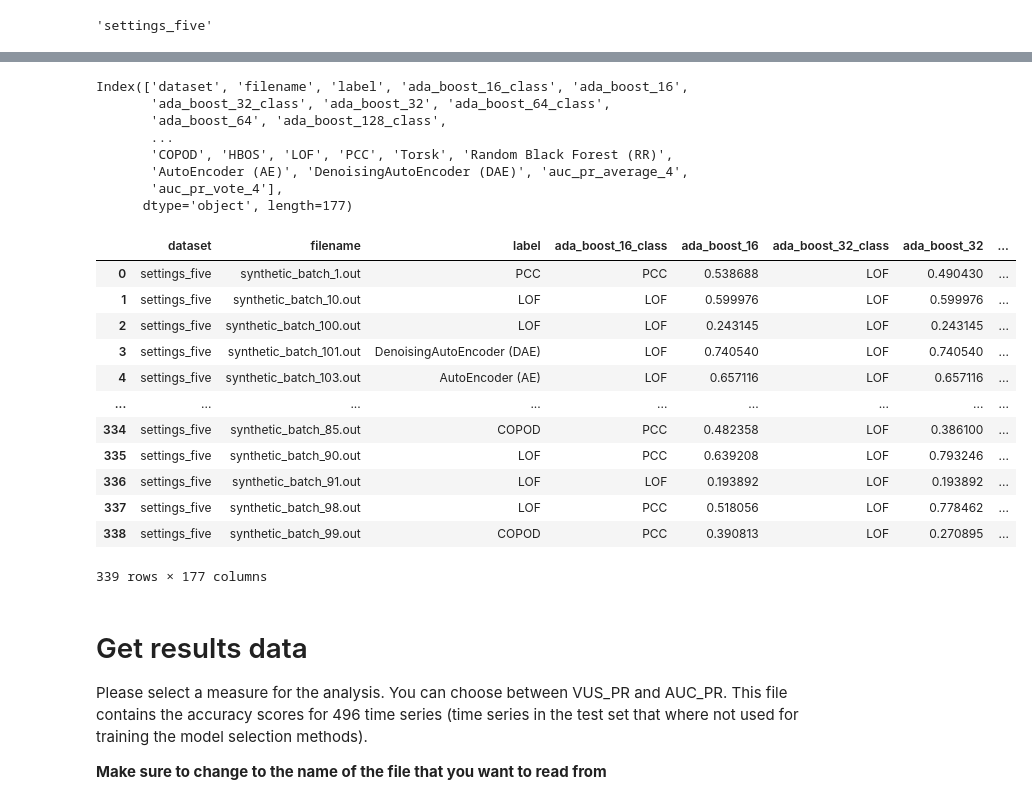
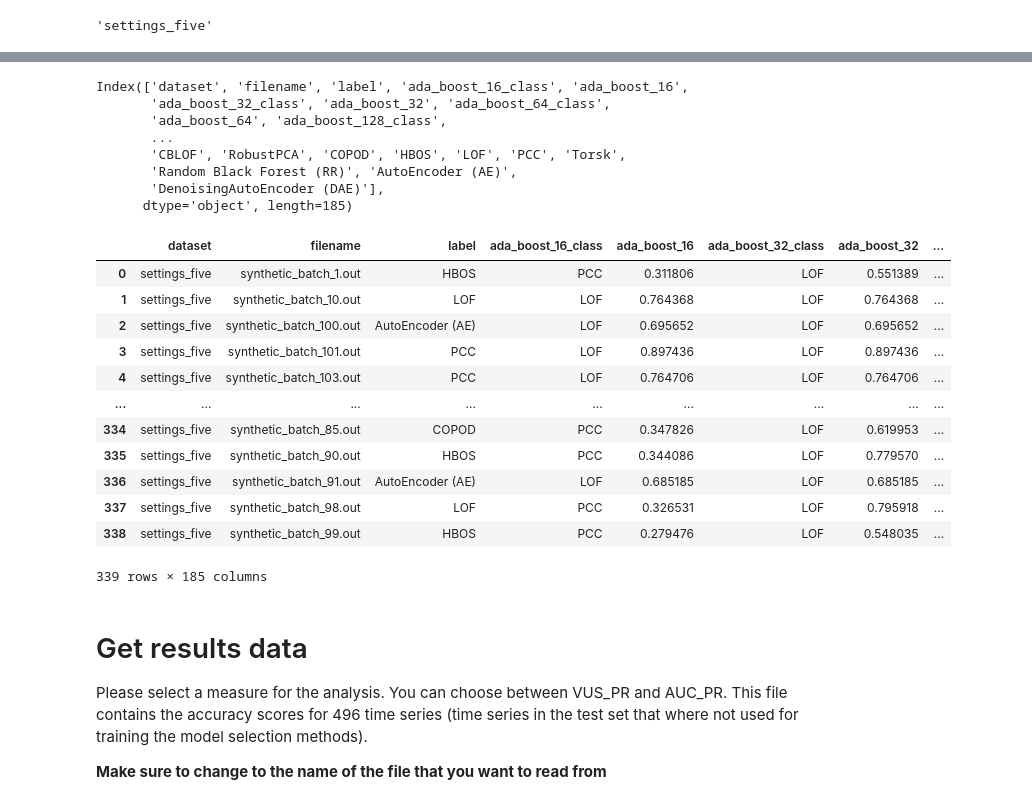
Before and after one commit to doanthihoaithu/MSAD, a Jupyter notebook: experiments/accuracy_analysis/accuracy_evaluation_mts.ipynb, the cells around one changed output, grey strips where cells are left out. Cells and saved outputs as stored; diff of their text form; code cells hidden in the pictures.

```diff
--- a/experiments/accuracy_analysis/accuracy_evaluation_mts.ipynb
+++ b/experiments/accuracy_analysis/accuracy_evaluation_mts.ipynb
@@ -86,6 +58,6 @@ df_vote
 # %%
 # Replace this value with "AUC_PR" or "VUS_PR" to obtain the corresponding results
-measure_name = 'VUS_PR'
+measure_name = 'INTERPRETABILITY_HIT_2_SCORE'
 
 # ['INTERPRETABILITY_HIT_2_SCORE', 'INTERPRETABILITY_LOG_SCORE']
 
@@ -93,8 +65,8 @@ measure_name = 'VUS_PR'
 # figure_path = 'dummy/path/{}.svg'
 
 df = pd.read_csv(f'../../results_mts/merged_scores/{current_dataset}/current_accuracy_{measure_name}.csv')
-df = pd.merge(df, df_average, on=['dataset', 'filename'], how='left')
-df = pd.merge(df, df_vote, on=['dataset', 'filename'], how='left')
+# df = pd.merge(df, df_average, on=['dataset', 'filename'], how='left')
+# df = pd.merge(df, df_vote, on=['dataset', 'filename'], how='left')
 score_columns = [c for c in df.columns if c.endswith('_score')]
 new_columns = {c: c[:-6] for c in score_columns}
 # print(new_columns)
@@ -134,49 +106,49 @@ methods_feature = [
 
 old_methods = ['CBLOF', 'RobustPCA', 'COPOD', 'HBOS', 'LOF', 'PCC', 'AutoEncoder (AE)', 'DenoisingAutoEncoder (DAE)', 'Torsk', 'Random Black Forest (RR)']
 
 Base_methods = ['Avg Ens','Oracle']
 
 # all_length = [16, 32, 64, 128, 256, 512, 768, 1024]
 all_length = config.supported_window_sizes
 
 all_methods_ens = [meth.format(length) for meth in methods_conv for length in all_length]
 all_methods_ens += [meth.format(length) for meth in methods_sit for length in all_length]
 all_methods_ens += [meth.format(length) for meth in methods_ts for length in all_length]
 all_methods_ens += [meth.format(length) for meth in methods_feature for length in all_length]
 all_methods_ens += combined_detector_methods
 
 # Keep only the methods that exist in the results you read
 all_methods = old_methods + Base_methods + all_methods_ens
 all_methods = [x for x in all_methods if x in df.columns]
 
 # Create a list of all different classes of methods
 split = [x.rsplit('_', 1)[0] for x in all_methods]
 used = set()
 all_methods_class = [x for x in split if x not in used and (used.add(x) or True)]
 
 df
 # %% [output]
 Index(['dataset', 'filename', 'label', 'ada_boost_16_class', 'ada_boost_16',
        'ada_boost_32_class', 'ada_boost_32', 'ada_boost_64_class',
        'ada_boost_64', 'ada_boost_128_class',
        ...
-       'COPOD', 'HBOS', 'LOF', 'PCC', 'Torsk', 'Random Black Forest (RR)',
-       'AutoEncoder (AE)', 'DenoisingAutoEncoder (DAE)', 'auc_pr_average_4',
-       'auc_pr_vote_4'],
-      dtype='object', length=177)
+       'CBLOF', 'RobustPCA', 'COPOD', 'HBOS', 'LOF', 'PCC', 'Torsk',
+       'Random Black Forest (RR)', 'AutoEncoder (AE)',
+       'DenoisingAutoEncoder (DAE)'],
+      dtype='object', length=185)
 |  | dataset | filename | label | ada_boost_16_class | ada_boost_16 | ada_boost_32_class | ada_boost_32 | ... |
-| 0 | settings_five | synthetic_batch_1.out | PCC | PCC | 0.538688 | LOF | 0.490430 | ... |
-| 1 | settings_five | synthetic_batch_10.out | LOF | LOF | 0.599976 | LOF | 0.599976 | ... |
-| 2 | settings_five | synthetic_batch_100.out | LOF | LOF | 0.243145 | LOF | 0.243145 | ... |
-| 3 | settings_five | synthetic_batch_101.out | DenoisingAutoEncoder (DAE) | LOF | 0.740540 | LOF | 0.740540 | ... |
-| 4 | settings_five | synthetic_batch_103.out | AutoEncoder (AE) | LOF | 0.657116 | LOF | 0.657116 | ... |
+| 0 | settings_five | synthetic_batch_1.out | HBOS | PCC | 0.311806 | LOF | 0.551389 | ... |
+| 1 | settings_five | synthetic_batch_10.out | LOF | LOF | 0.764368 | LOF | 0.764368 | ... |
+| 2 | settings_five | synthetic_batch_100.out | AutoEncoder (AE) | LOF | 0.695652 | LOF | 0.695652 | ... |
+| 3 | settings_five | synthetic_batch_101.out | PCC | LOF | 0.897436 | LOF | 0.897436 | ... |
+| 4 | settings_five | synthetic_batch_103.out | PCC | LOF | 0.764706 | LOF | 0.764706 | ... |
 | ... | ... | ... | ... | ... | ... | ... | ... | ... |
-| 334 | settings_five | synthetic_batch_85.out | COPOD | PCC | 0.482358 | LOF | 0.386100 | ... |
-| 335 | settings_five | synthetic_batch_90.out | LOF | PCC | 0.639208 | LOF | 0.793246 | ... |
-| 336 | settings_five | synthetic_batch_91.out | LOF | LOF | 0.193892 | LOF | 0.193892 | ... |
-| 337 | settings_five | synthetic_batch_98.out | LOF | PCC | 0.518056 | LOF | 0.778462 | ... |
-| 338 | settings_five | synthetic_batch_99.out | COPOD | PCC | 0.390813 | LOF | 0.270895 | ... |
+| 334 | settings_five | synthetic_batch_85.out | COPOD | PCC | 0.347826 | LOF | 0.619953 | ... |
+| 335 | settings_five | synthetic_batch_90.out | HBOS | PCC | 0.344086 | LOF | 0.779570 | ... |
+| 336 | settings_five | synthetic_batch_91.out | AutoEncoder (AE) | LOF | 0.685185 | LOF | 0.685185 | ... |
+| 337 | settings_five | synthetic_batch_98.out | LOF | PCC | 0.326531 | LOF | 0.795918 | ... |
+| 338 | settings_five | synthetic_batch_99.out | HBOS | PCC | 0.279476 | LOF | 0.548035 | ... |
-339 rows × 177 columns
+339 rows × 185 columns
 # %% [markdown]
 # Get results data
 
```
Also changed, not shown: parts of 5 cells of this notebook, 13 other files.
